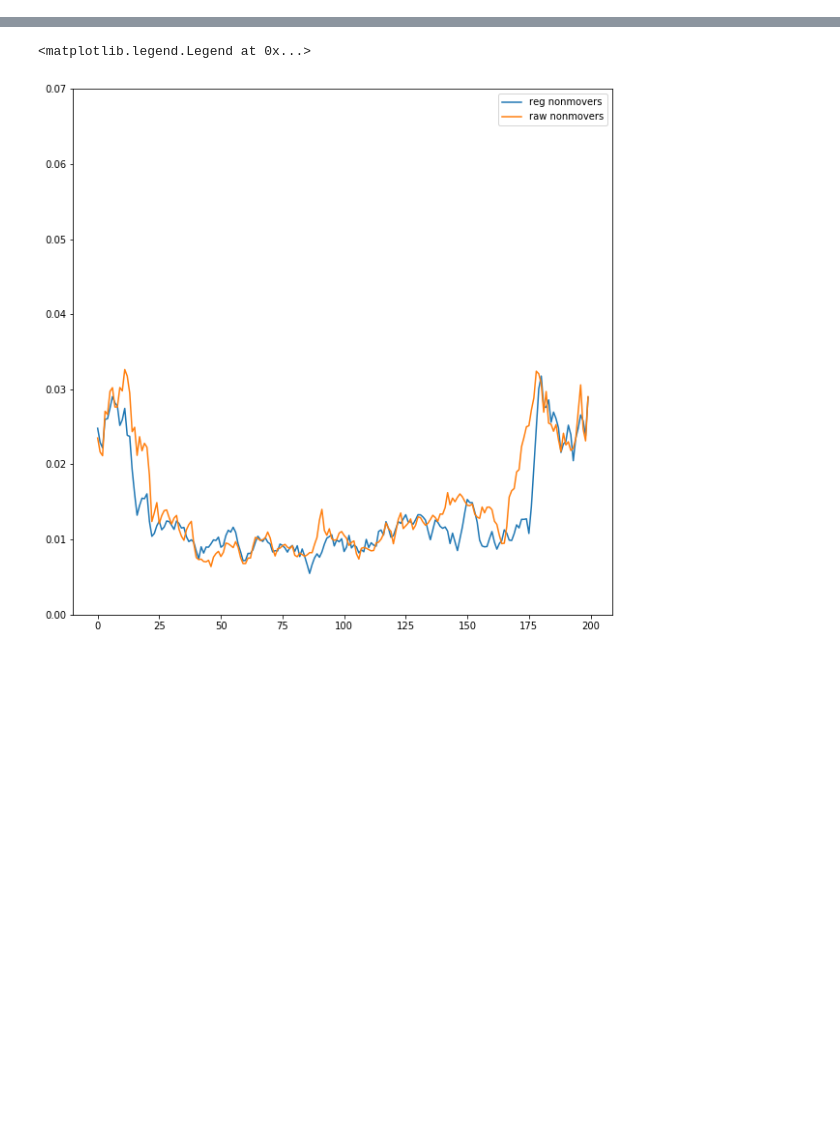
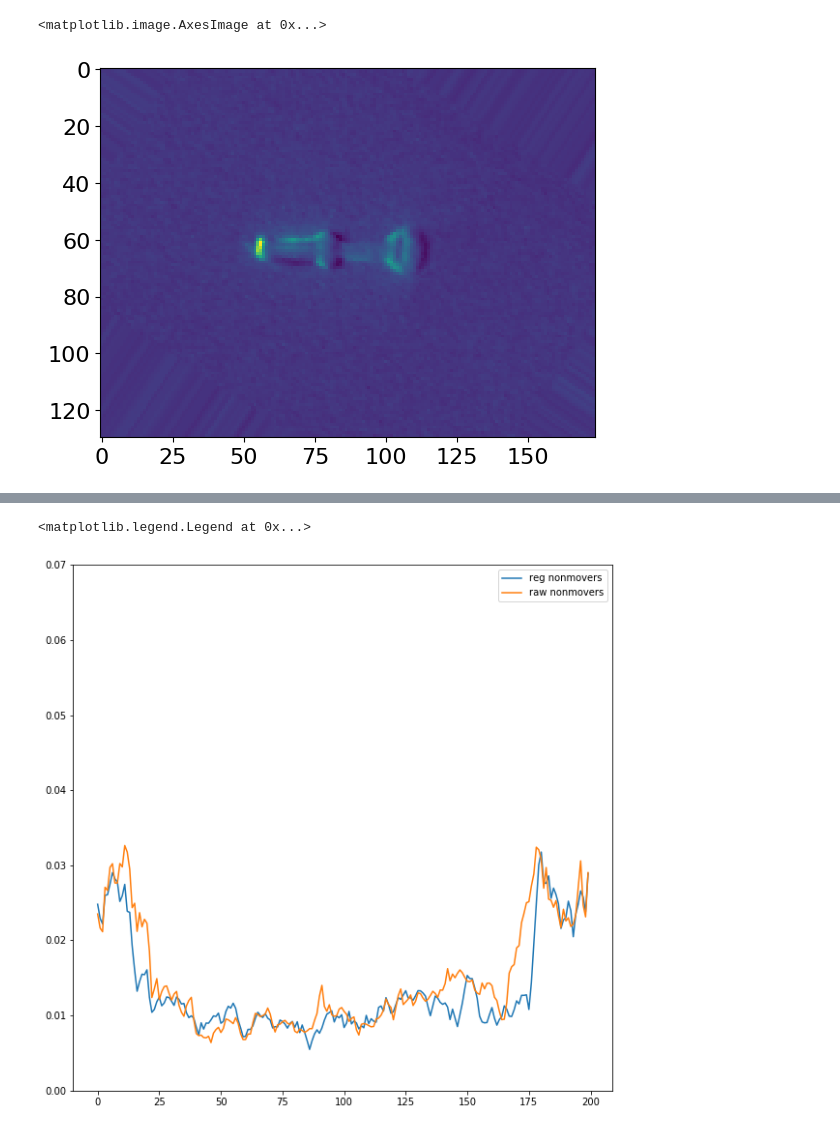
Before and after one commit to ApfeldLab/pharynx_redox, a Jupyter notebook: python/notebooks/MATLAB FDA.ipynb, the cells around one changed output, grey strips where cells are left out. Drawn from its saved outputs; the diff is of its cells as text; code cells hidden in the pictures; blank space fills up the shorter version.

```diff
--- a/python/notebooks/MATLAB FDA.ipynb
+++ b/python/notebooks/MATLAB FDA.ipynb
@@ -38,0 +135,5 @@ logging.basicConfig(format='%(asctime)s %(levelname)s:%(message)s', level=loggin
+# %%
+plt.imshow(ex.rot_fl.sel(wavelength='410', pair=0).isel(strain=i) / ex.rot_fl.sel(wavelength='470', pair=0).isel(strain=i))
+# %% [output]
+<matplotlib.image.AxesImage at 0x...>
+[figure, added]
```
Also changed, not shown: parts of 23 cells of this notebook, 2 other files.
